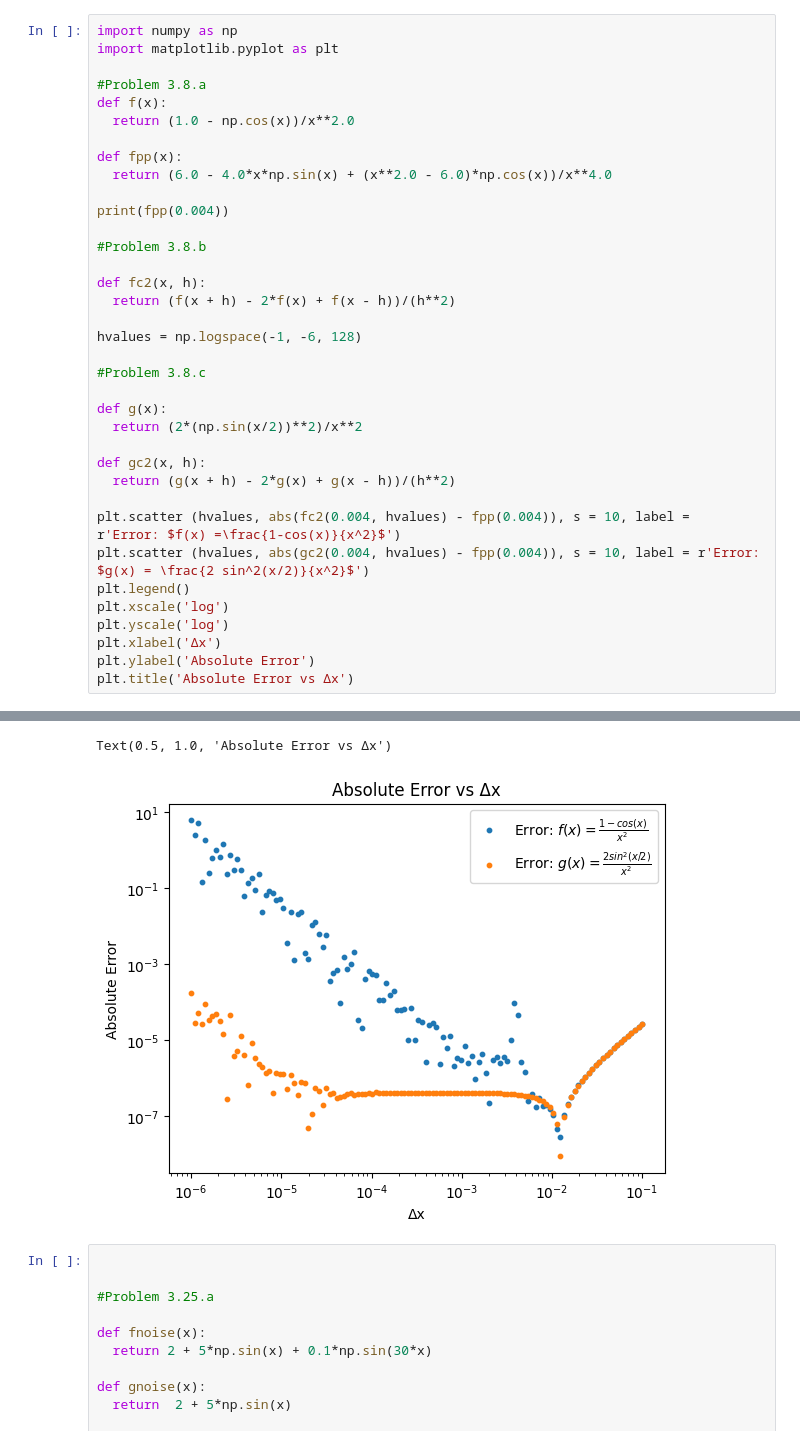
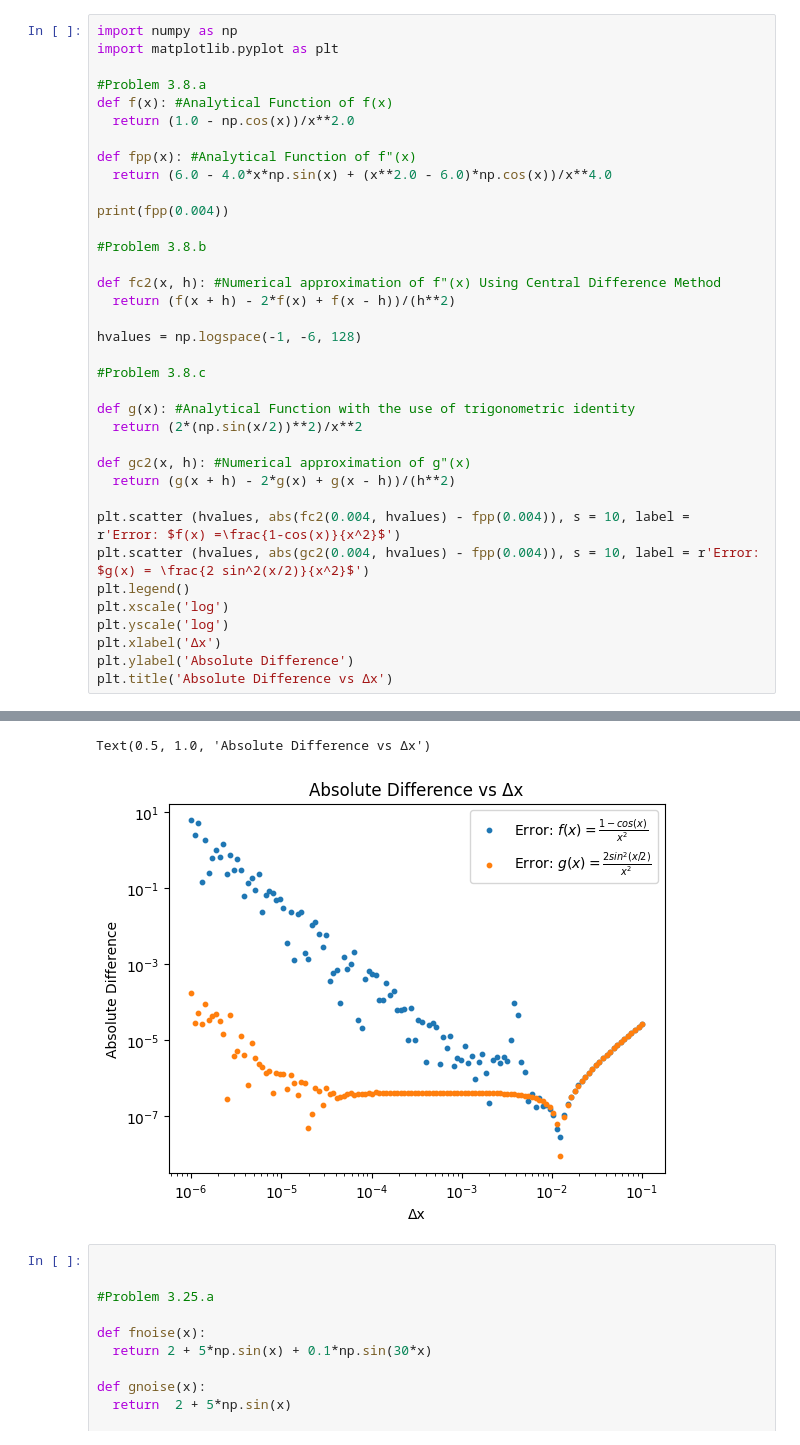
Before and after one commit to sllamayo/ap155_project_euler, a Jupyter notebook: Lamayo_9_3_25.ipynb, the cells around one changed output, grey strips where cells are left out. Saved outputs shown, nothing was run; the diff lists cells and outputs as text.

Commit message:
Problems 3.8 and 3.25 (Changes made to the title of the plot)

```diff
--- a/Lamayo_9_3_25.ipynb
+++ b/Lamayo_9_3_25.ipynb
@@ -4,42 +4,42 @@
 import numpy as np
 import matplotlib.pyplot as plt
 
 #Problem 3.8.a
-def f(x):
+def f(x): #Analytical Function of f(x)
   return (1.0 - np.cos(x))/x**2.0
 
-def fpp(x):
+def fpp(x): #Analytical Function of f"(x)
   return (6.0 - 4.0*x*np.sin(x) + (x**2.0 - 6.0)*np.cos(x))/x**4.0
 
 print(fpp(0.004))
 
 #Problem 3.8.b
 
-def fc2(x, h):
+def fc2(x, h): #Numerical approximation of f"(x) Using Central Difference Method
   return (f(x + h) - 2*f(x) + f(x - h))/(h**2)
 
 hvalues = np.logspace(-1, -6, 128)
 
 #Problem 3.8.c
 
-def g(x):
+def g(x): #Analytical Function with the use of trigonometric identity
   return (2*(np.sin(x/2))**2)/x**2
 
-def gc2(x, h):
+def gc2(x, h): #Numerical approximation of g"(x)
   return (g(x + h) - 2*g(x) + g(x - h))/(h**2)
 
 plt.scatter (hvalues, abs(fc2(0.004, hvalues) - fpp(0.004)), s = 10, label =  r'Error: $f(x) =\frac{1-cos(x)}{x^2}$')
 plt.scatter (hvalues, abs(gc2(0.004, hvalues) - fpp(0.004)), s = 10, label = r'Error: $g(x) = \frac{2 sin^2(x/2)}{x^2}$')
 plt.legend()
 plt.xscale('log')
 plt.yscale('log')
 plt.xlabel('Δx')
-plt.ylabel('Absolute Error')
-plt.title('Absolute Error vs Δx')
+plt.ylabel('Absolute Difference')
+plt.title('Absolute Difference vs Δx')
 # %% [output]
 -0.08333264633897385
-Text(0.5, 1.0, 'Absolute Error vs Δx')
+Text(0.5, 1.0, 'Absolute Difference vs Δx')
-[figure, old version]
+[figure, new version]
 # %%
 
 
```
